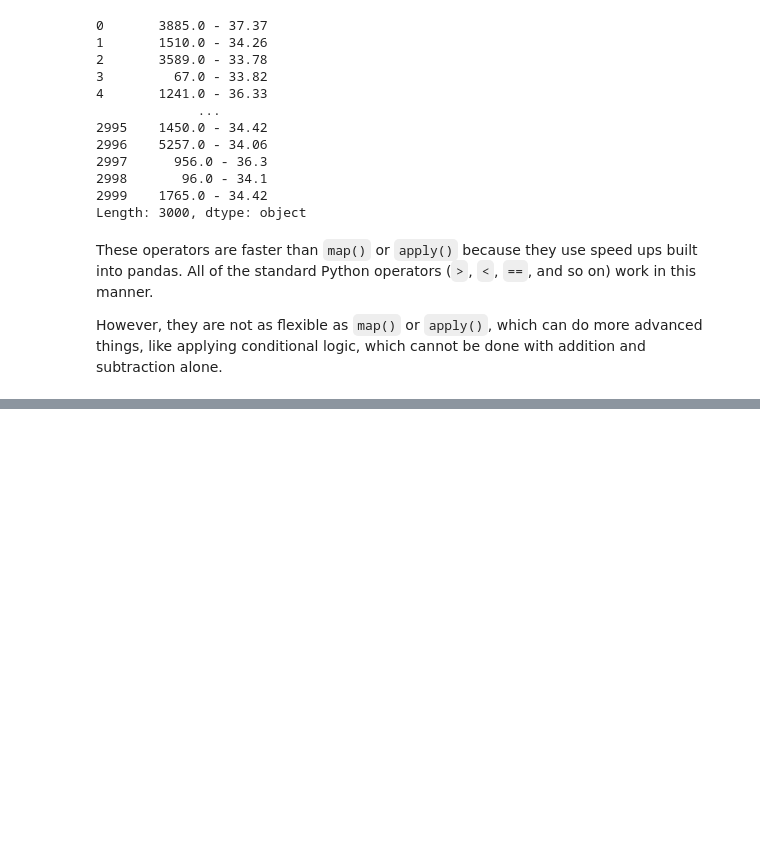
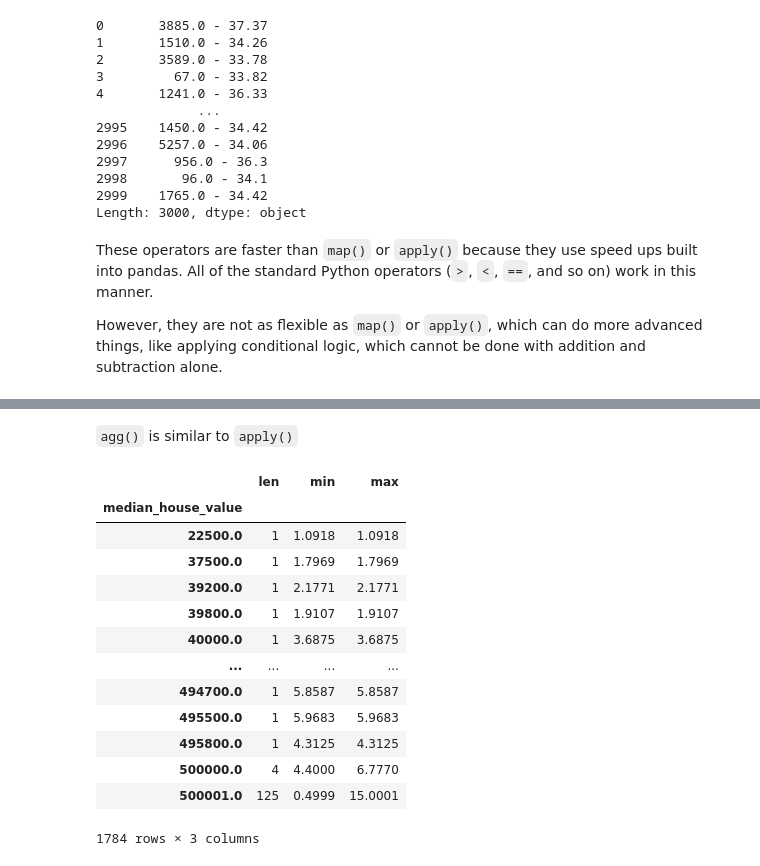
Before and after one commit to helloitsdaksh/Pandas_A-Z_cheatsheet, a Jupyter notebook: Pandas_Cheatsheet.ipynb, the cells around one changed output, grey strips where cells are left out. Saved outputs shown, nothing was run; the diff lists cells and outputs as text; code cells hidden in the pictures; blank space fills up the shorter version.

```diff
--- a/Pandas_Cheatsheet.ipynb
+++ b/Pandas_Cheatsheet.ipynb
@@ -496,0 +565,19 @@ However, they are not as flexible as `map()` or `apply()`, which can do more adv
+# %% [markdown]
+`agg()` is similar to `apply()`
+# %%
+df.groupby(['median_house_value']).median_income.agg([len, min, max])
+# %% [output]
+|  | len | min | max |
+| median_house_value |  |  |  |
+| 22500.0 | 1 | 1.0918 | 1.0918 |
+| 37500.0 | 1 | 1.7969 | 1.7969 |
+| 39200.0 | 1 | 2.1771 | 2.1771 |
+| 39800.0 | 1 | 1.9107 | 1.9107 |
+| 40000.0 | 1 | 3.6875 | 3.6875 |
+| ... | ... | ... | ... |
+| 494700.0 | 1 | 5.8587 | 5.8587 |
+| 495500.0 | 1 | 5.9683 | 5.9683 |
+| 495800.0 | 1 | 4.3125 | 4.3125 |
+| 500000.0 | 4 | 4.4000 | 6.7770 |
+| 500001.0 | 125 | 0.4999 | 15.0001 |
+1784 rows × 3 columns
```
Also changed, not shown: parts of 8 cells of this notebook.
